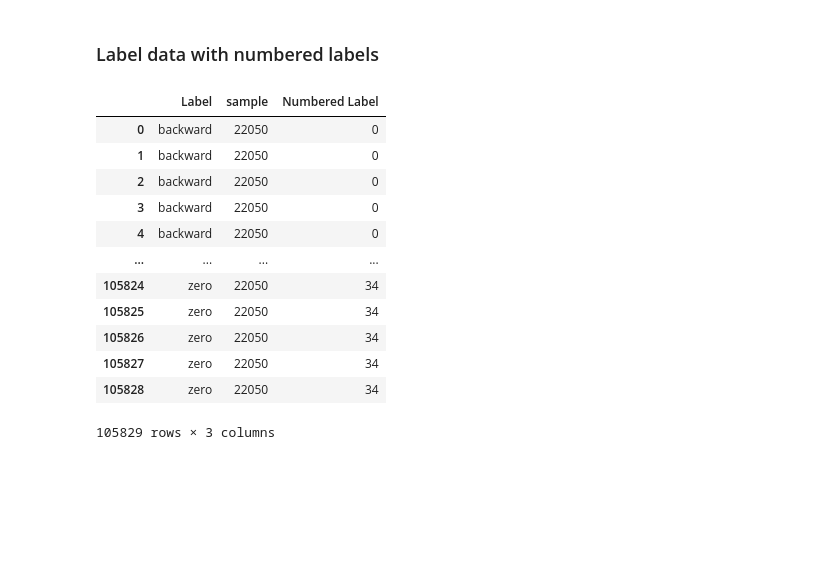
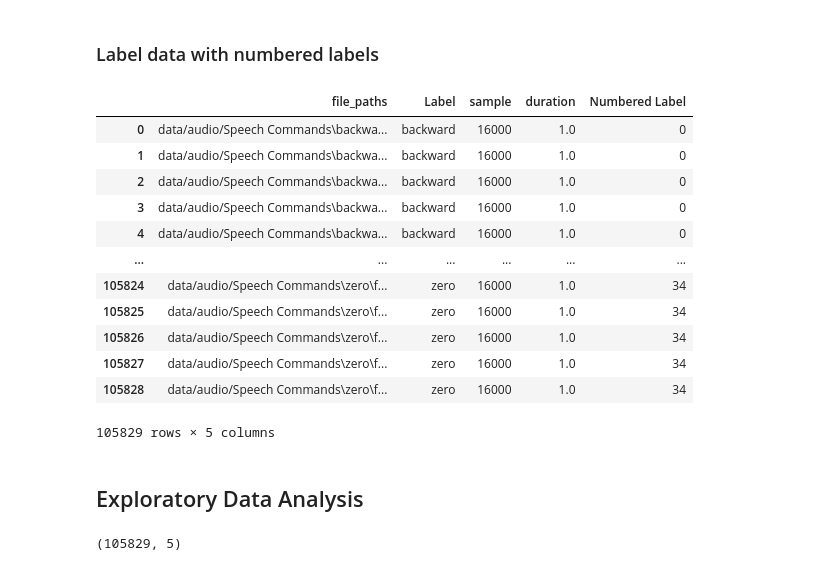
Before and after one commit to twitte01/288R_Capstone, a Jupyter notebook: capstone.ipynb, the cells around one changed output. Saved outputs shown, nothing was run; the diff lists cells and outputs as text; code cells hidden in the pictures; blank space fills up the shorter version.

Commit message:
Combined Shane's DEA into our existing code, so it uses Ryan's class and my current data frame

```diff
--- a/capstone.ipynb
+++ b/capstone.ipynb
@@ -244,22 +244,27 @@ file_counts
 # %%
 def create_dataset(path):
+    file_paths = []
     data = []
     label = []
     sample = []
-    for file in os.listdir(path):
-        path_ = os.path.join(path,file)
-        for fil in os.listdir(path_):
-            audio_file = os.path.join(path_,fil)
-            audio = AudioFile(audio_file)
-            data_contain= audio.audio
-            sample_rate = audio.sample_rate
-            data.append(data_contain)
+    durations = []
+    for folder in os.listdir(path):
+        folder_path = os.path.join(path, folder)
+        for fil in os.listdir(folder_path):
+            file_path = os.path.join(folder_path,fil)
+            audio_file = AudioFile(file_path)
+            audio_data = audio_file.audio
+            sample_rate = audio_file.sample_rate
+            duration = audio_file.duration
+            file_paths.append(file_path)
+            data.append(audio_data)
             sample.append(sample_rate)
-            label.append(file)
-    return data,label,sample
+            label.append(folder)
+            durations.append(duration)
+    return data,file_paths,label,sample,durations
 
-data,label,sample = create_dataset(data_folder)
-df = pd.DataFrame()
-df['Label'], df['sample'] = label, sample
-df
+audio_data,file_paths,label,sample,durations = create_dataset(data_folder)
+audio_df = pd.DataFrame()
+audio_df['file_paths'], audio_df['Label'], audio_df['sample'], audio_df['duration'] = file_paths,label,sample,durations
+audio_df
 # %% [output]
@@ -281,7 +286,7 @@ df
 # %%
 numbered_labels = {}
 start = 0
-for i in pd.unique(df.Label):
+for i in pd.unique(audio_df.Label):
     numbered_labels[i] = start
     start += 1
 
@@ -307,20 +312,26 @@ pd.DataFrame(numbered_labels.values(),columns=['Value'],index=numbered_labels.ke
 # %% [markdown]
 ### Label data with numbered labels
 # %%
-df['Numbered Label'] = df['Label'].apply(lambda x: numbered_labels[x])
+audio_df['Numbered Label'] = audio_df['Label'].apply(lambda x: numbered_labels[x])
 
-df
+audio_df
 # %% [output]
-|  | Label | sample | Numbered Label |
-| 0 | backward | 22050 | 0 |
-| 1 | backward | 22050 | 0 |
-| 2 | backward | 22050 | 0 |
-| 3 | backward | 22050 | 0 |
-| 4 | backward | 22050 | 0 |
-| ... | ... | ... | ... |
-| 105824 | zero | 22050 | 34 |
-| 105825 | zero | 22050 | 34 |
-| 105826 | zero | 22050 | 34 |
-| 105827 | zero | 22050 | 34 |
-| 105828 | zero | 22050 | 34 |
+|  | file_paths | Label | sample | duration | Numbered Label |
+| 0 | data/audio/Speech Commands\backwa... | backward | 16000 | 1.0 | 0 |
+| 1 | data/audio/Speech Commands\backwa... | backward | 16000 | 1.0 | 0 |
+| 2 | data/audio/Speech Commands\backwa... | backward | 16000 | 1.0 | 0 |
+| 3 | data/audio/Speech Commands\backwa... | backward | 16000 | 1.0 | 0 |
+| 4 | data/audio/Speech Commands\backwa... | backward | 16000 | 1.0 | 0 |
+| ... | ... | ... | ... | ... | ... |
+| 105824 | data/audio/Speech Commands\zero\f... | zero | 16000 | 1.0 | 34 |
+| 105825 | data/audio/Speech Commands\zero\f... | zero | 16000 | 1.0 | 34 |
+| 105826 | data/audio/Speech Commands\zero\f... | zero | 16000 | 1.0 | 34 |
+| 105827 | data/audio/Speech Commands\zero\f... | zero | 16000 | 1.0 | 34 |
+| 105828 | data/audio/Speech Commands\zero\f... | zero | 16000 | 1.0 | 34 |
-105829 rows × 3 columns
+105829 rows × 5 columns
+# %% [markdown]
+## Exploratory Data Analysis
+# %%
+audio_df.shape
+# %% [output]
+(105829, 5)
```
Also changed, not shown: parts of 42 cells of this notebook, 1 other file.
